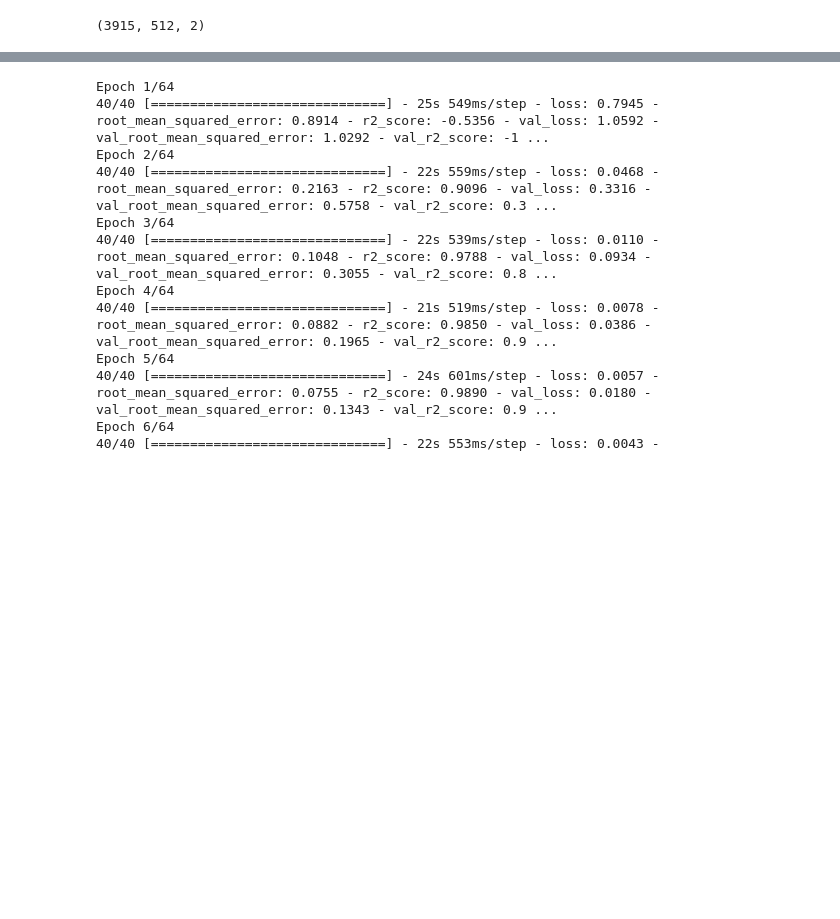
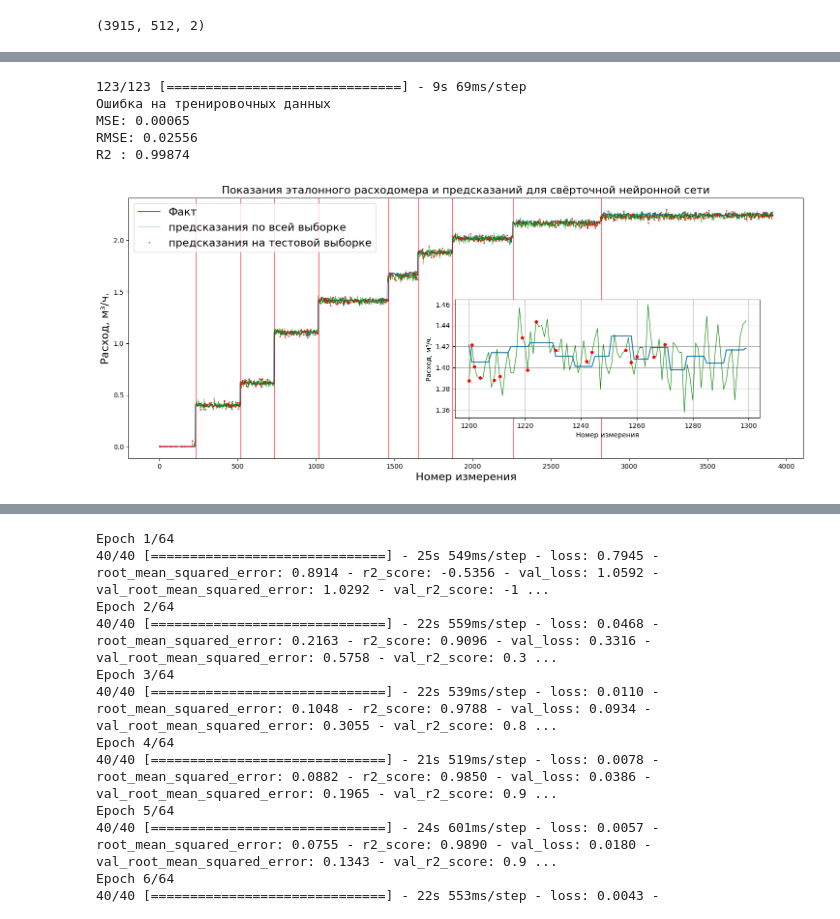
Before and after one commit to PetrGavrilin/VKR_URFU, a Jupyter notebook: VKR_part5_CNN.ipynb, the cells around one changed output, grey strips where cells are left out. Cells and saved outputs as stored; diff of their text form; code cells hidden in the pictures; blank space fills up the shorter version.

```diff
--- a/VKR_part5_CNN.ipynb
+++ b/VKR_part5_CNN.ipynb
@@ -169,0 +191,3 @@ callback_list = [
+# %%
+# предсказание модели на тестовых данных
+y_predict = model.predict(X_test)
@@ -169,0 +212,15 @@ callback_list = [
+# %%
+# предсказание модели на полных данных
+y_predict_all = model.predict(X)
+print_scores(Y, y_predict_all, False)
+# %% [output]
+123/123 [==============================] - 9s 69ms/step
+Ошибка на тренировочных данных
+MSE: 0.00065
+RMSE: 0.02556
+R2 : 0.99874
+# %%
+# Вывод графика с фактическими и предсказанными данными
+plot_predict(Y, i_test, y_predict, y_predict_all, borders, text="свёрточной нейронной сети")
+# %% [output]
+[figure, added]
```
Also changed, not shown: parts of 36 cells of this notebook.
